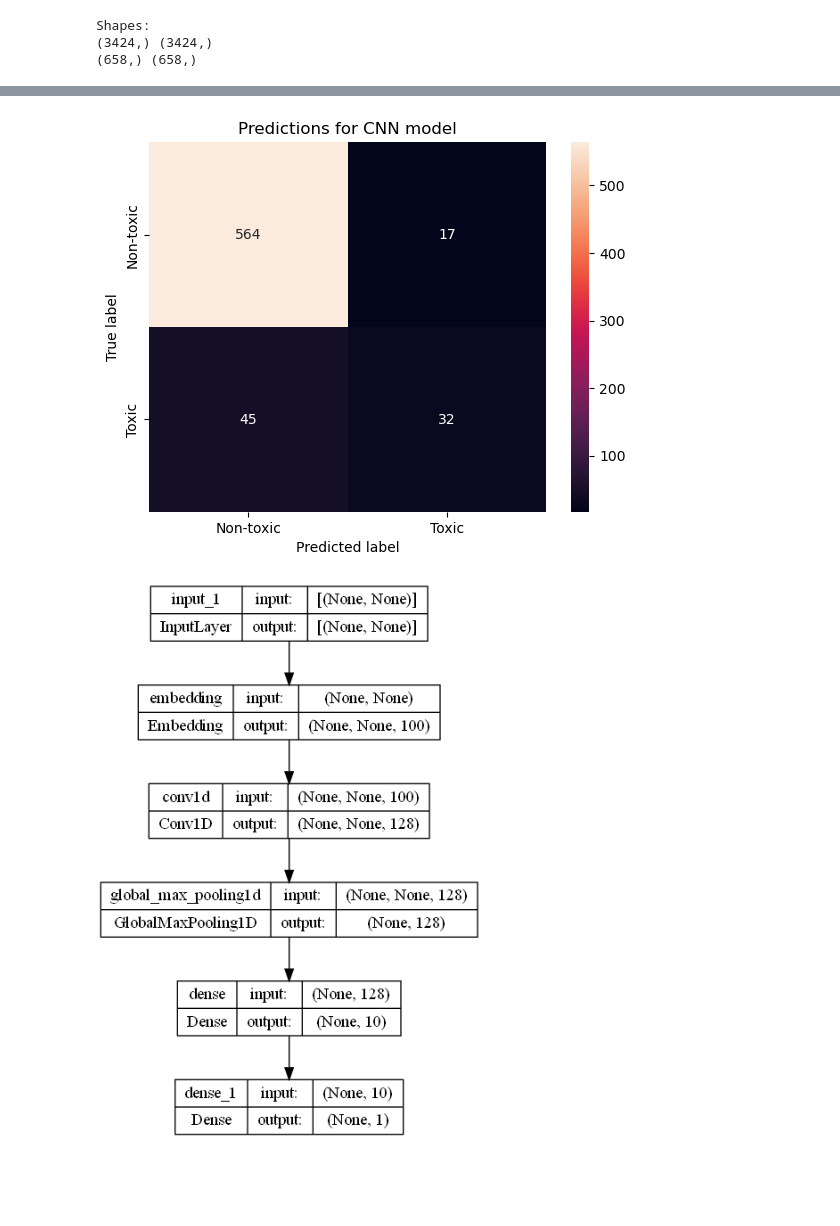
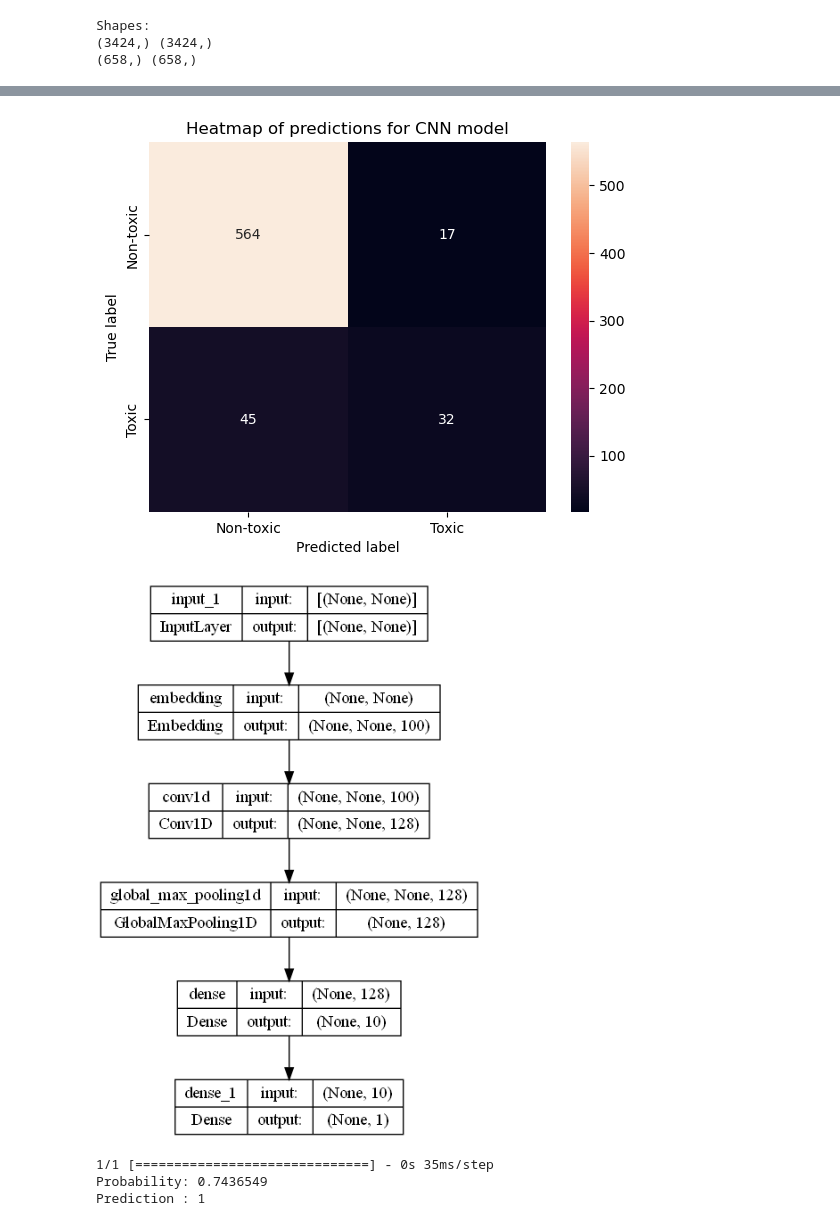
Before and after one commit to MajaMittag/gender-bias_da, a Jupyter notebook: toxicity_detection/main_quick_version.ipynb, the cells around one changed output, grey strips where cells are left out. Saved outputs shown, nothing was run; the diff lists cells and outputs as text; code cells hidden in the pictures; blank space fills up the shorter version.

```diff
--- a/toxicity_detection/main_quick_version.ipynb
+++ b/toxicity_detection/main_quick_version.ipynb
@@ -92,7 +93,7 @@ pred = np.where(p > .5, 1, 0)
 # print classification report and plot heatmap
 print("\n", classification_report(y_test, pred))
 cnn_cm = confusion_matrix(y_test, pred)
-utils.plot_heatmap(cnn_cm, title="Predictions for CNN model")
+utils.plot_heatmap(cnn_cm, title="Heatmap of predictions for CNN model", save=False, file_name=None)
 
 # Display model plot
 Image(filename='models/cnn_model.png')
@@ -101,11 +102,11 @@ Image(filename='models/cnn_model.png')
 
                precision    recall  f1-score   support
 
            0       0.93      0.97      0.95       581
            1       0.65      0.42      0.51        77
 
     accuracy                           0.91       658
    macro avg       0.79      0.69      0.73       658
 weighted avg       0.89      0.91      0.90       658
-[figure, old version]
+[figure, new version]
 [figure]
@@ -111,0 +131,11 @@ weighted avg       0.89      0.91      0.90       658
+# %%
+# predict new sentences using this model
+
+sent = "Kriminelle damer" # change sentence accordingly
+proba, pred = utils.predict_toxicity(sent, stop_words, tokenizer, MAXLEN, cnn)
+print("Probability:", proba[0])
+print("Prediction :", pred[0])
+# %% [output]
+1/1 [==============================] - 0s 35ms/step
+Probability: 0.7436549
+Prediction : 1
```
Also changed, not shown: parts of 4 cells of this notebook, 3 other files.
